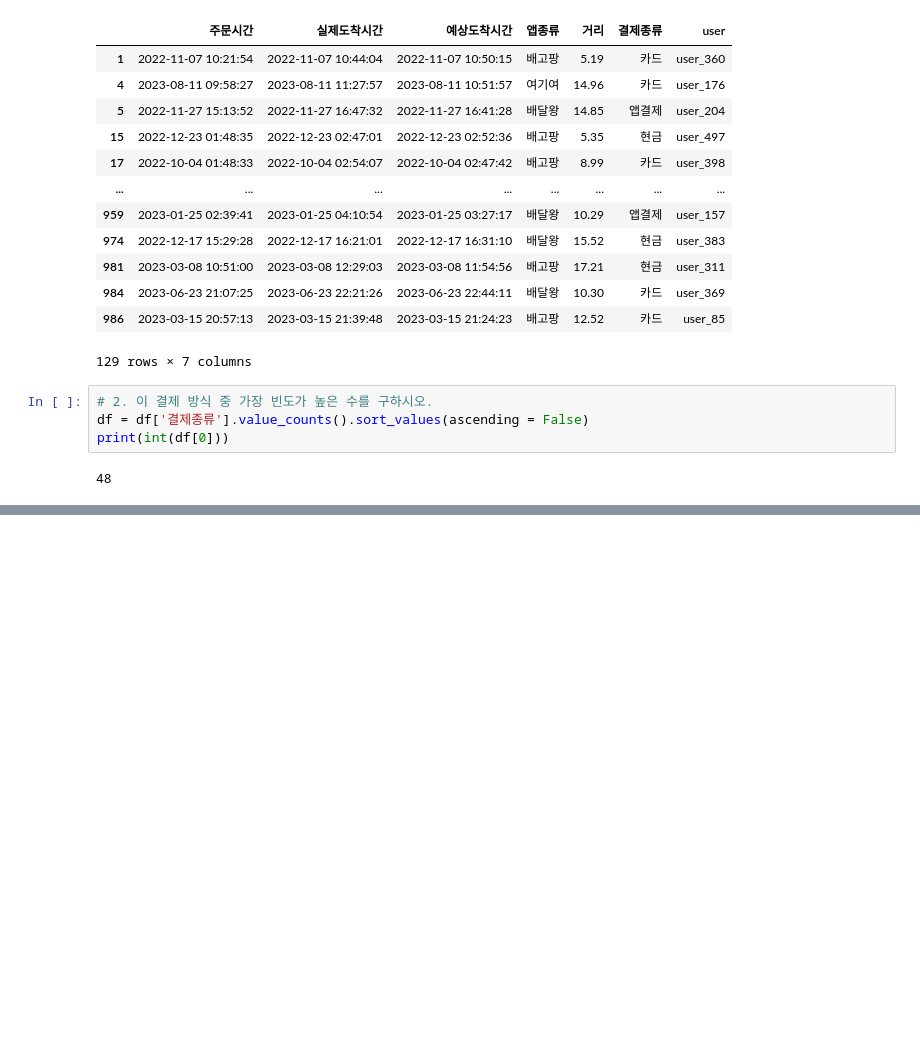
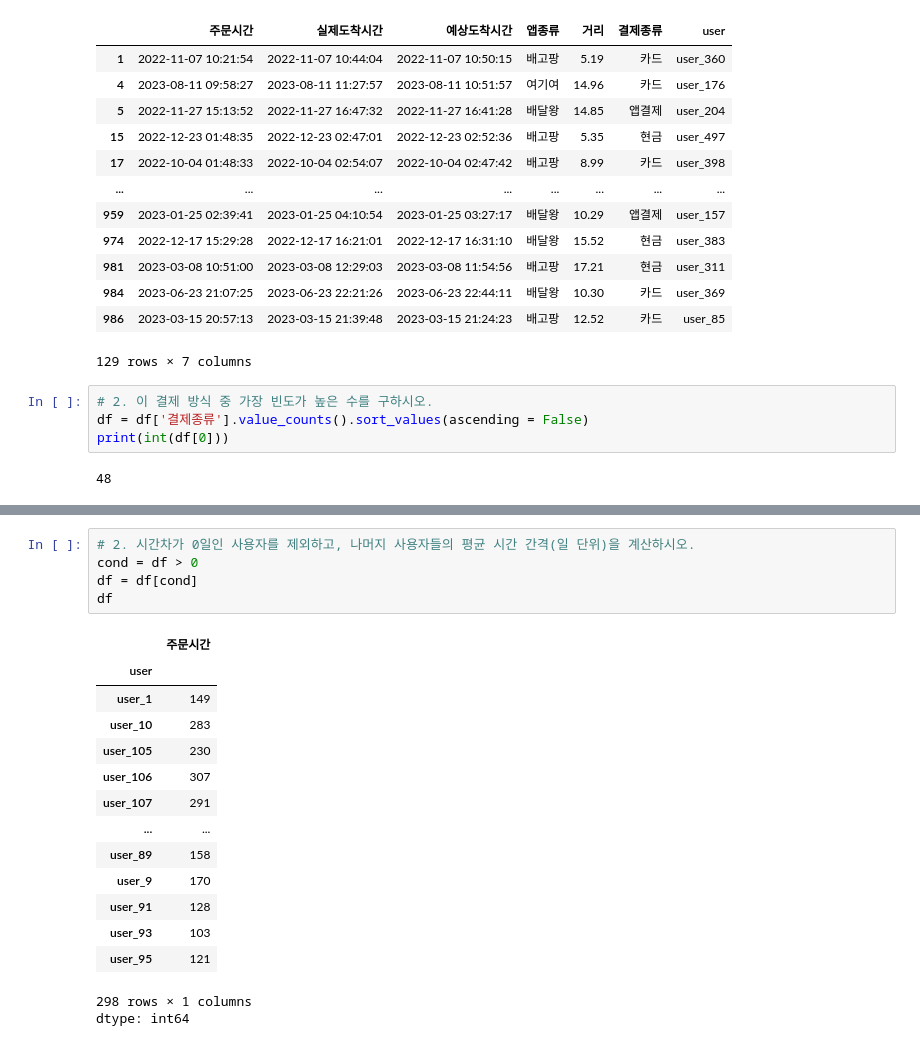
Before and after one commit to bbang-jun/Big-Data-Analysis-Engineer-Practical-Test, a Jupyter notebook: 작업형1/작업형1_연습문제.ipynb, the cells around one changed output, grey strips where cells are left out. Drawn from its saved outputs; the diff is of its cells as text; blank space fills up the shorter version.

```diff
--- a/작업형1/작업형1_연습문제.ipynb
+++ b/작업형1/작업형1_연습문제.ipynb
@@ -1370,0 +1418,21 @@ print(int(df[0]))
+# %%
+# 2. 시간차가 0일인 사용자를 제외하고, 나머지 사용자들의 평균 시간 간격(일 단위)을 계산하시오.
+cond = df > 0
+df = df[cond]
+df
+# %% [output]
+|  | 주문시간 |
+| user |  |
+| user_1 | 149 |
+| user_10 | 283 |
+| user_105 | 230 |
+| user_106 | 307 |
+| user_107 | 291 |
+| ... | ... |
+| user_89 | 158 |
+| user_9 | 170 |
+| user_91 | 128 |
+| user_93 | 103 |
+| user_95 | 121 |
+298 rows × 1 columns
+dtype: int64
```
Also changed, not shown: parts of 3 cells of this notebook, 1 other file.
